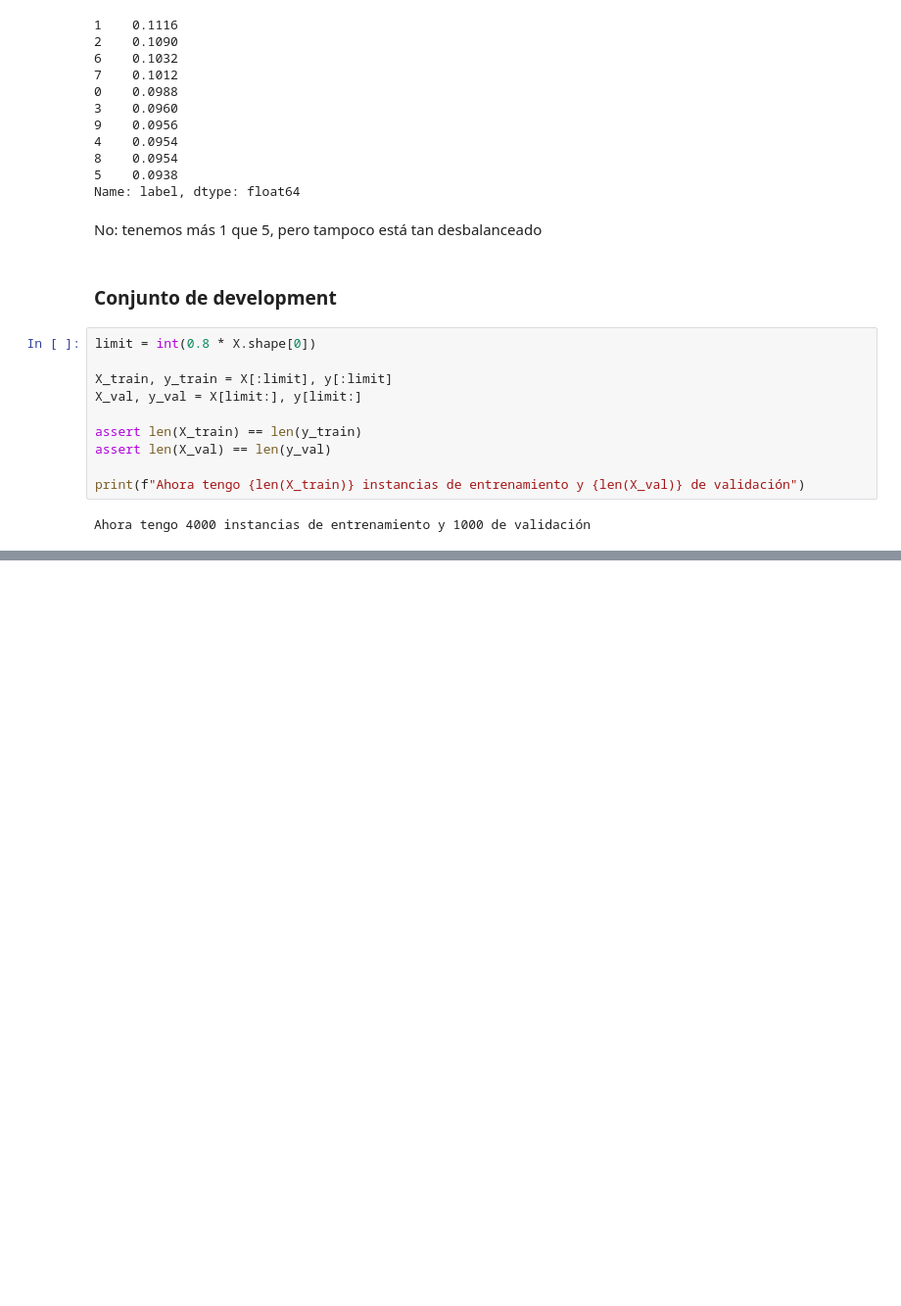
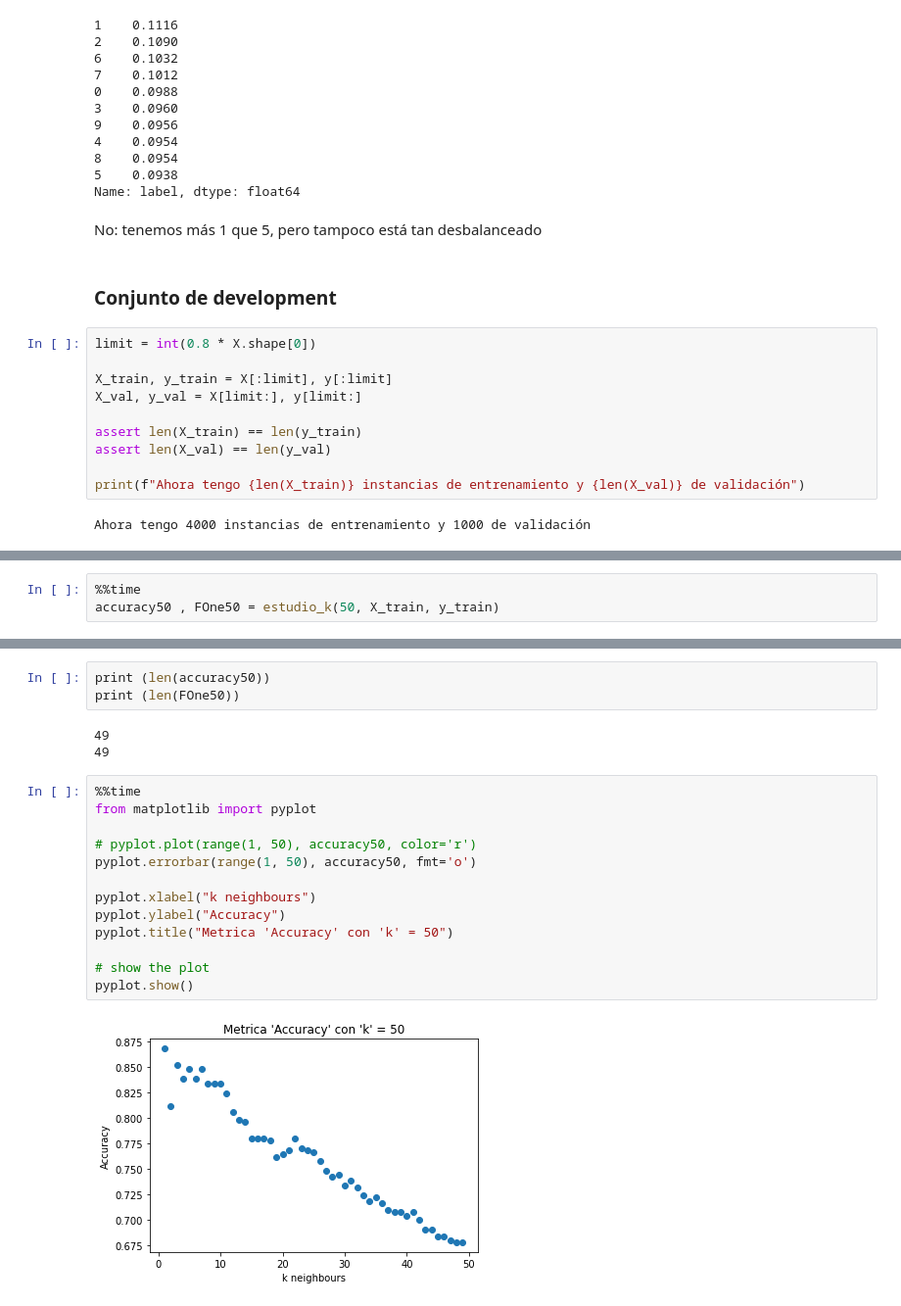
Before and after one commit to martmallol/nm-digit-recognition, a Jupyter notebook: notebooks/knn.ipynb, the cells around one changed output, grey strips where cells are left out. Shown at 98% size. Drawn from its saved outputs; the diff is of its cells as text; blank space fills up the shorter version.

```diff
--- a/notebooks/knn.ipynb
+++ b/notebooks/knn.ipynb
@@ -157,0 +255,3 @@ Wall time: 3.06 ms
+# %%
+%%time
+accuracy50 , FOne50 = estudio_k(50, X_train, y_train)
@@ -157,0 +261,21 @@ Wall time: 3.06 ms
+# %%
+print (len(accuracy50))
+print (len(FOne50))
+# %% [output]
+49
+49
+# %%
+%%time
+from matplotlib import pyplot
+
+# pyplot.plot(range(1, 50), accuracy50, color='r')
+pyplot.errorbar(range(1, 50), accuracy50, fmt='o')
+
+pyplot.xlabel("k neighbours")
+pyplot.ylabel("Accuracy")
+pyplot.title("Metrica 'Accuracy' con 'k' = 50")
+
+# show the plot
+pyplot.show()
+# %% [output]
+[figure, added]
```
Also changed, not shown: parts of 71 cells of this notebook.
